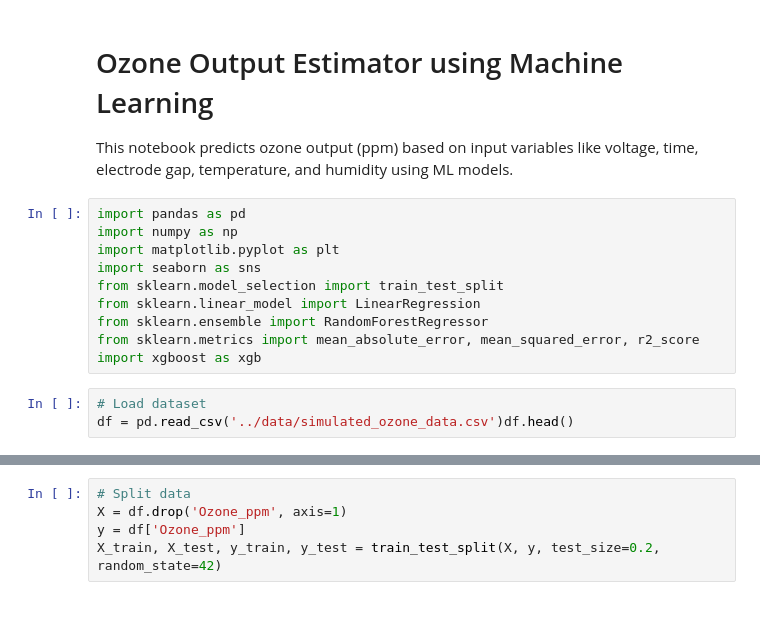
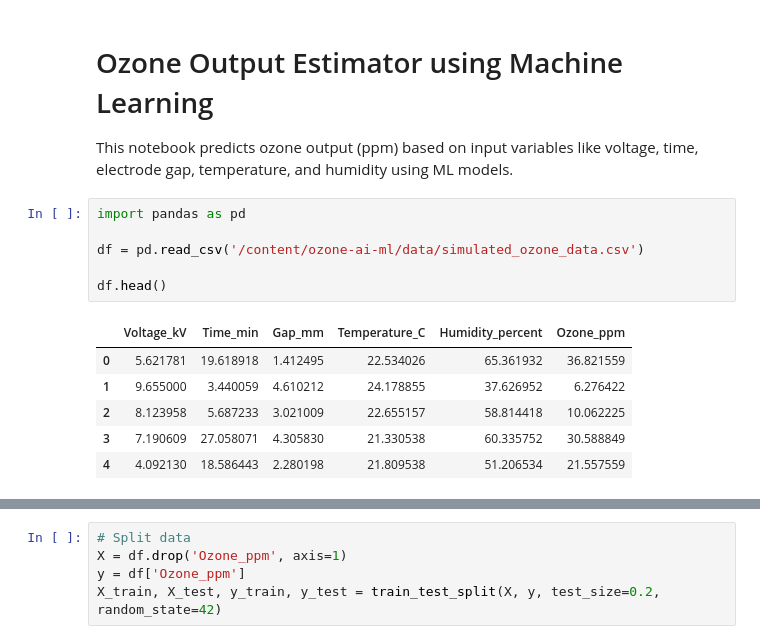
Before and after one commit to hriday-goyal/ozone-ai-ml, a Jupyter notebook: notebooks/ozone_output_model.ipynb, the cells around one changed output, grey strips where cells are left out. Saved outputs shown, nothing was run; the diff lists cells and outputs as text; blank space fills up the shorter version.

```diff
--- a/notebooks/ozone_output_model.ipynb
+++ b/notebooks/ozone_output_model.ipynb
@@ -3,14 +8,14 @@
 This notebook predicts ozone output (ppm) based on input variables like voltage, time, electrode gap, temperature, and humidity using ML models.
 # %%
 import pandas as pd
-import numpy as np
-import matplotlib.pyplot as plt
-import seaborn as sns
-from sklearn.model_selection import train_test_split
-from sklearn.linear_model import LinearRegression
-from sklearn.ensemble import RandomForestRegressor
-from sklearn.metrics import mean_absolute_error, mean_squared_error, r2_score
-import xgboost as xgb
+
+df = pd.read_csv('/content/ozone-ai-ml/data/simulated_ozone_data.csv')
+
+df.head()
+# %% [output]
+|  | Voltage_kV | Time_min | Gap_mm | Temperature_C | Humidity_percent | Ozone_ppm |
+| 0 | 5.621781 | 19.618918 | 1.412495 | 22.534026 | 65.361932 | 36.821559 |
+| 1 | 9.655000 | 3.440059 | 4.610212 | 24.178855 | 37.626952 | 6.276422 |
+| 2 | 8.123958 | 5.687233 | 3.021009 | 22.655157 | 58.814418 | 10.062225 |
+| 3 | 7.190609 | 27.058071 | 4.305830 | 21.330538 | 60.335752 | 30.588849 |
+| 4 | 4.092130 | 18.586443 | 2.280198 | 21.809538 | 51.206534 | 21.557559 |
-# %%
-# Load dataset
-df = pd.read_csv('../data/simulated_ozone_data.csv')df.head()
```
Also changed, not shown: parts of 8 cells of this notebook.
